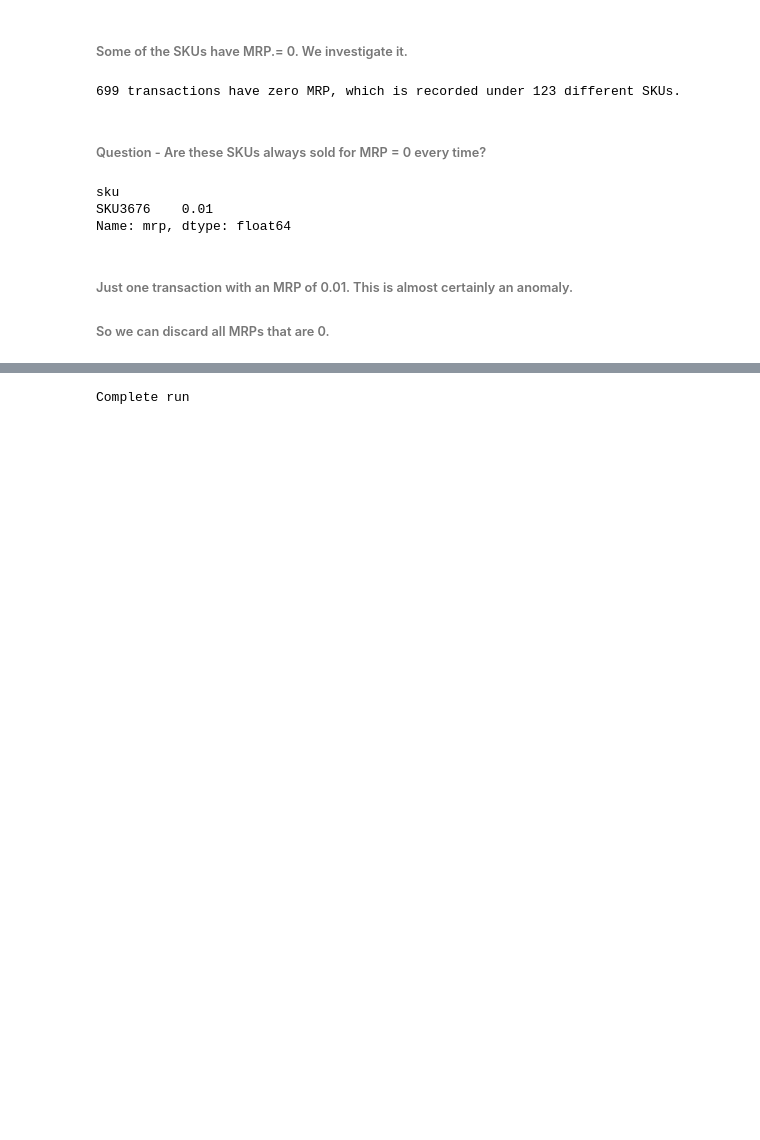
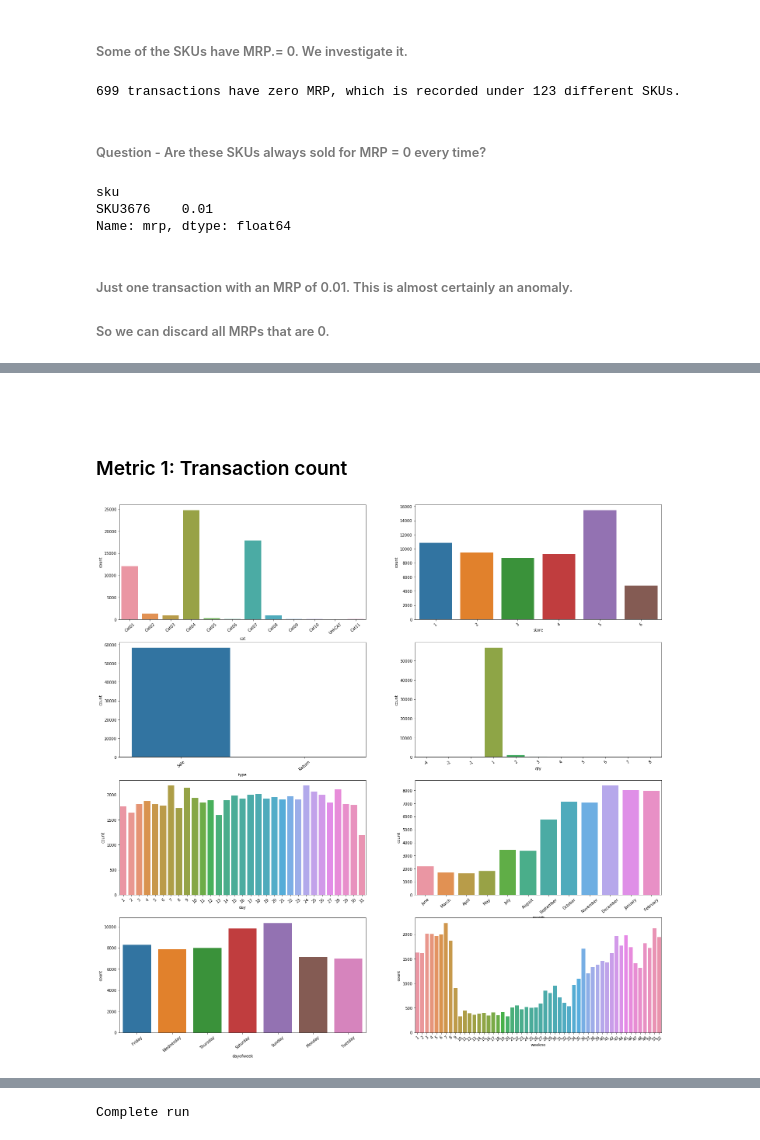
Before and after one commit to stiero/fuzzy-carnival, a Jupyter notebook: task.ipynb, the cells around one changed output, grey strips where cells are left out. Cells and saved outputs as stored; diff of their text form; code cells hidden in the pictures; blank space fills up the shorter version.

```diff
--- a/task.ipynb
+++ b/task.ipynb
@@ -135,3 +157,5 @@ df['dayofweek'] = pd.DatetimeIndex(df['date']).day_name()
 weekend_days = ['Saturday', 'Sunday']
 
 df['weekend'] = np.where(df['dayofweek'].isin(weekend_days), 1, 0)
+
+df['weekno'] = df.date.dt.week
@@ -314,0 +292,40 @@ dtype: int64
+# %% [markdown]
+#
+# %% [markdown]
+### Metric 1: Transaction count
+# %%
+fig, axs = plt.subplots(4, 2, figsize = (25,45))
+
+#plt.setp(fig.xaxis.get_majorticklabels(), rotation=45)
+
+#axs.tickp
+
+
+cat_trans_count_plot = sns.countplot(df['cat'], ax=axs[0,0])
+cat_trans_count_plot.set_xticklabels(cat_trans_count_plot.get_xticklabels(), rotation=40);
+
+store_trans_count_plot = sns.countplot(df['store'], ax=axs[0,1])
+store_trans_count_plot.set_xticklabels(store_trans_count_plot.get_xticklabels(), rotation=40);
+
+sale_type_trans_count_plot = sns.countplot(df['type'], ax=axs[1,0])
+sale_type_trans_count_plot.set_xticklabels(sale_type_trans_count_plot.get_xticklabels(), rotation=40);
+
+qty_trans_count_plot = sns.countplot(df['qty'], ax=axs[1,1])
+qty_trans_count_plot.set_xticklabels(qty_trans_count_plot.get_xticklabels(), rotation=40);
+
+day_trans_count_plot = sns.countplot(df['day'], ax=axs[2,0])
+day_trans_count_plot.set_xticklabels(day_trans_count_plot.get_xticklabels(), rotation=40);
+
+month_trans_count_plot = sns.countplot(df['month'], ax=axs[2,1])
+month_trans_count_plot.set_xticklabels(month_trans_count_plot.get_xticklabels(), rotation=40);
+
+dayofweek_trans_count_plot = sns.countplot(df['dayofweek'], ax=axs[3,0])
+dayofweek_trans_count_plot.set_xticklabels(dayofweek_trans_count_plot.get_xticklabels(), rotation=40);
+
+weekno_trans_count_plot = sns.countplot(df['weekno'], ax=axs[3,1])
+weekno_trans_count_plot.set_xticklabels(weekno_trans_count_plot.get_xticklabels(), rotation=40);
+
+#for ax in fig.axes:
+ #   plt.xticks(rotation=45)
+# %% [output]
+[figure, added]
```
Also changed, not shown: parts of 31 cells of this notebook, 2 other files.
